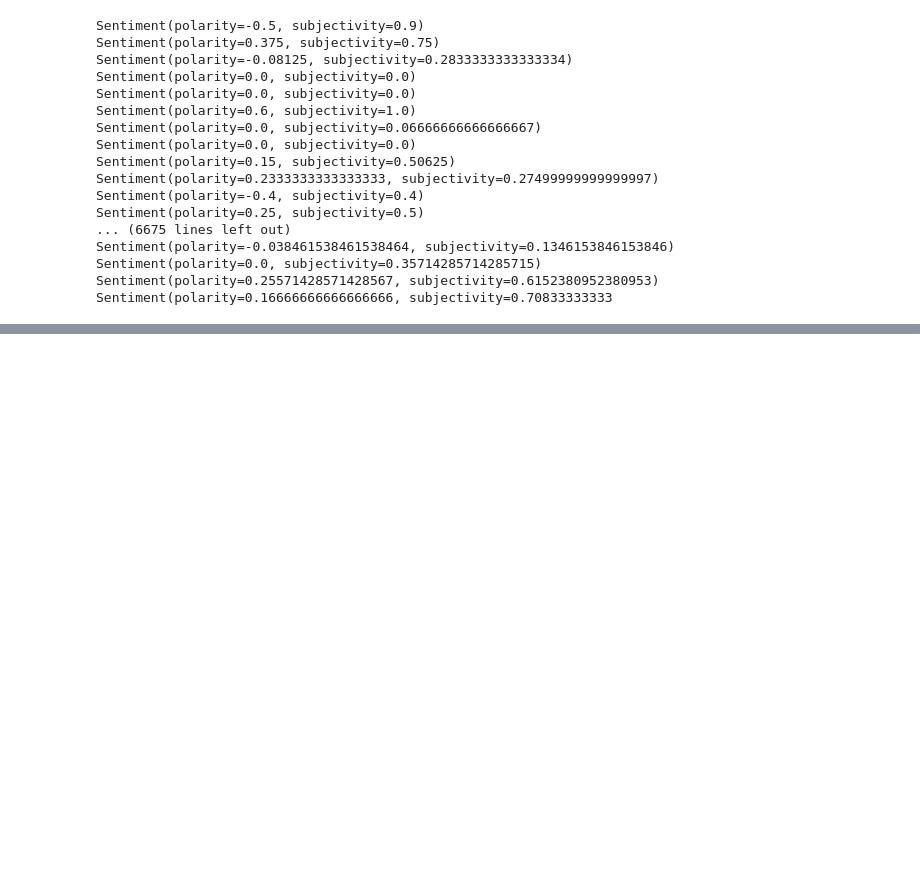
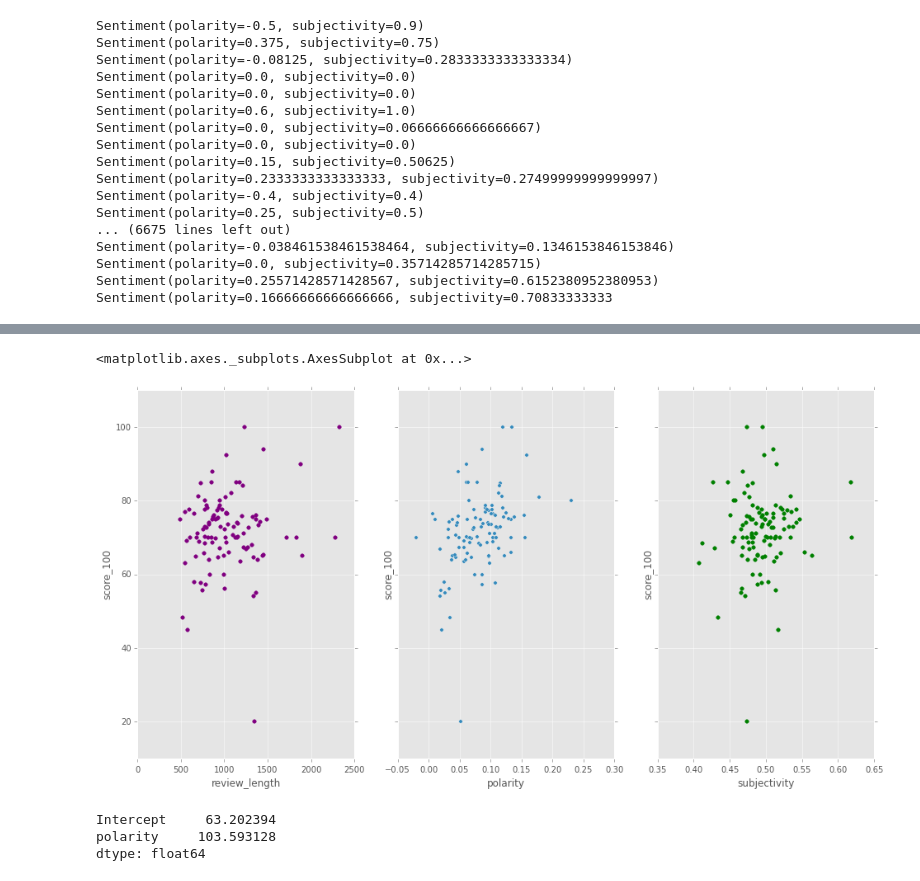
Before and after one commit to wotashu/gamers, a Jupyter notebook: sentiment_analysis.ipynb, the cells around one changed output, grey strips where cells are left out. Cells and saved outputs as stored; diff of their text form; code cells hidden in the pictures; blank space fills up the shorter version.

```diff
--- a/sentiment_analysis.ipynb
+++ b/sentiment_analysis.ipynb
@@ -178,0 +122,19 @@ Stephen Haberman       0.618968       0.075000           0.216667
+# %%
+# create a training and test set
+train, test = train_test_split(rev_pol, test_size = 0.2)
+# %%
+fig, axs = plt.subplots(1, 3, sharey=True)
+train.plot(kind='scatter', x='review_length', y='score_100', color='purple', ax=axs[0], figsize=(16, 8))
+train.plot(kind='scatter', x='polarity', y='score_100', ax=axs[1])
+train.plot(kind='scatter', x='subjectivity', y='score_100', color='green', ax=axs[2])
+# %% [output]
+<matplotlib.axes._subplots.AxesSubplot at 0x...>
+[figure, added]
+# %%
+# create a linear model on the training data
+lm = smf.ols(formula='score_100 ~ polarity', data=train).fit()
+lm.params
+# %% [output]
+Intercept     63.202394
+polarity     103.593128
+dtype: float64
```
Also changed, not shown: parts of 29 cells of this notebook, 5 other files.
